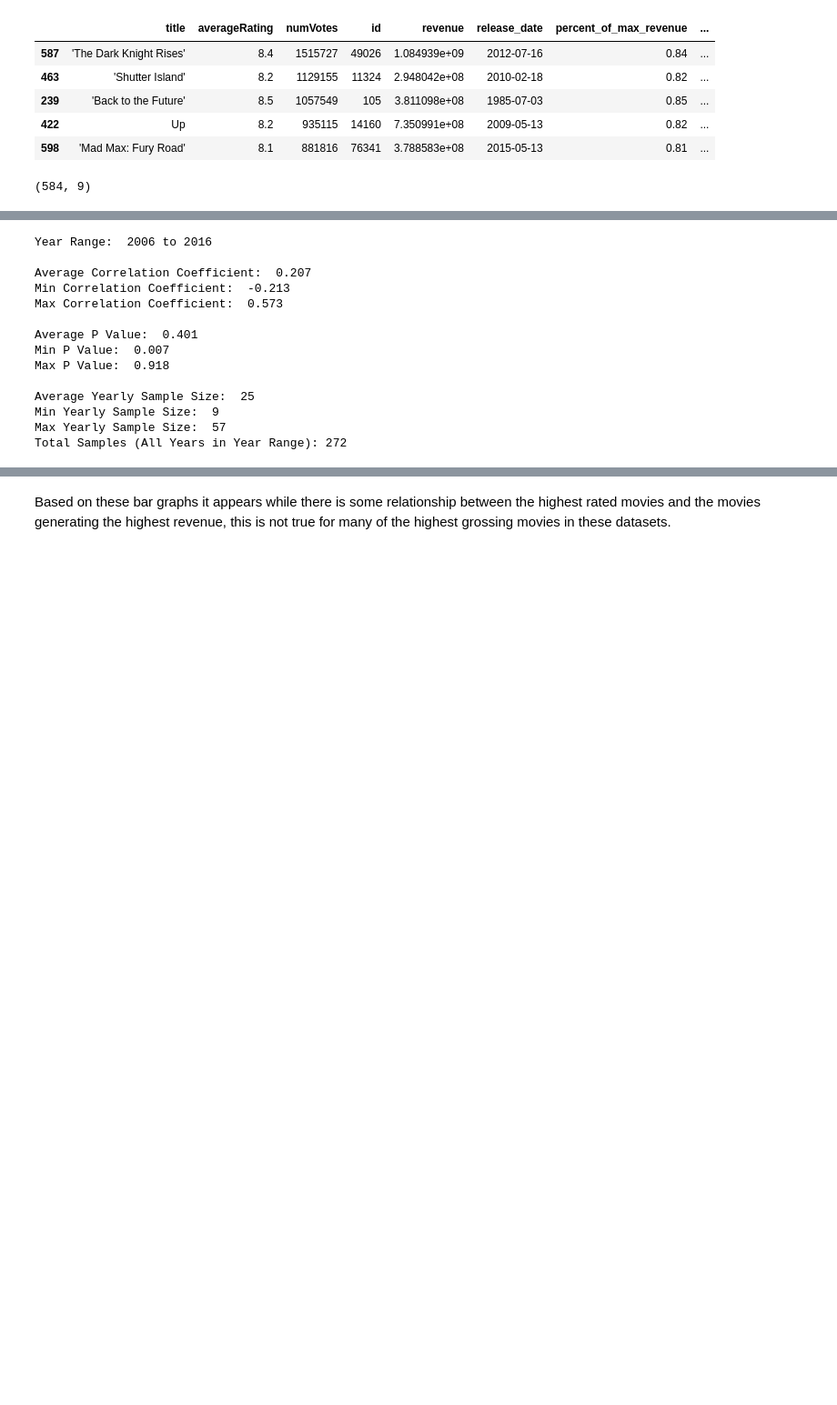
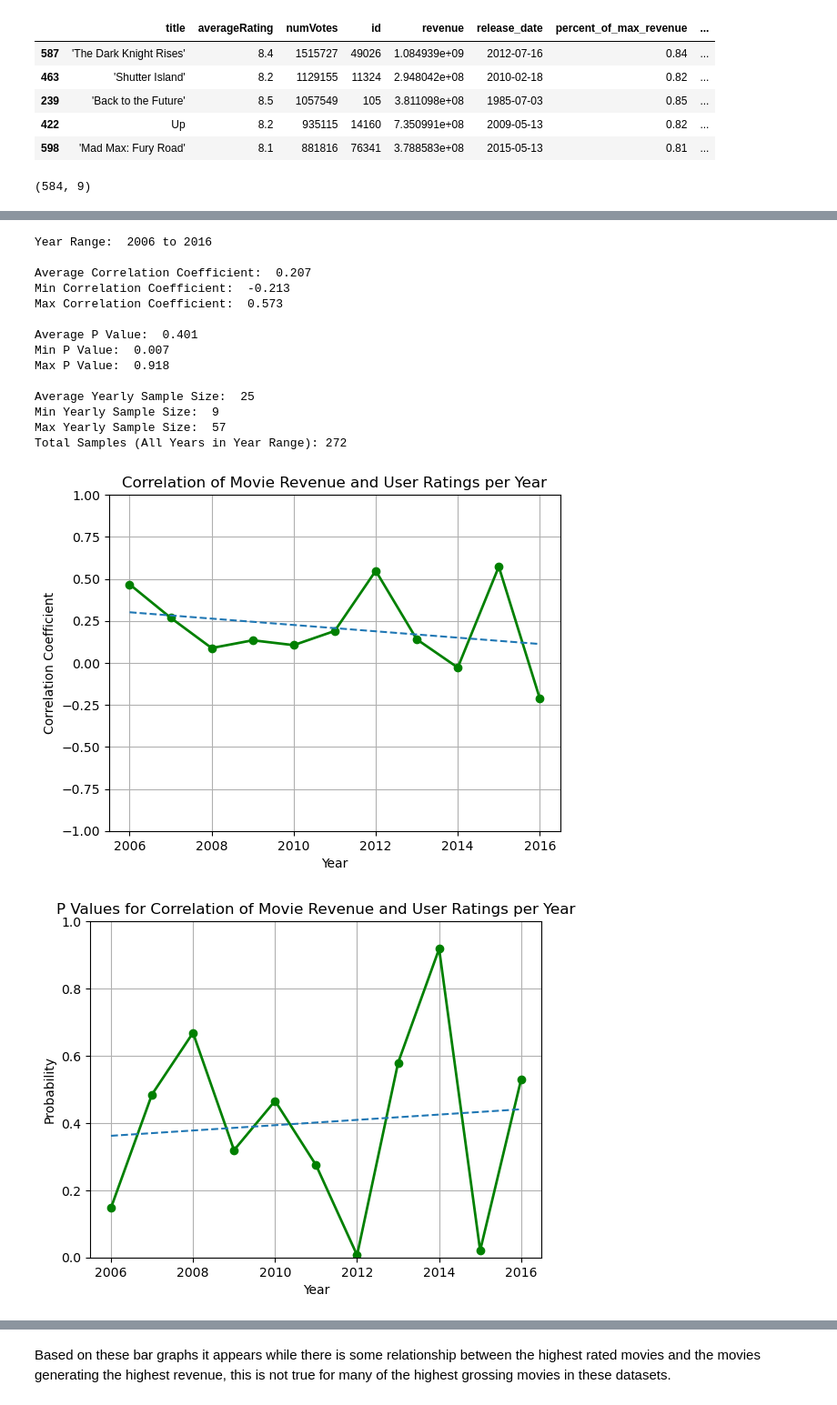
Before and after one commit to KennethExchange/Data-Analytics-Capstone, a Jupyter notebook: D502 Capstone - Popular Movies Make More Money.ipynb, the cells around one changed output, grey strips where cells are left out. Shown at 91% size. Saved outputs shown, nothing was run; the diff lists cells and outputs as text; code cells hidden in the pictures; blank space fills up the shorter version.

```diff
--- a/D502 Capstone - Popular Movies Make More Money.ipynb
+++ b/D502 Capstone - Popular Movies Make More Money.ipynb
@@ -1345,7 +1340,7 @@ def get_corr_coef_all(year='all'):
     #record sample sizes per year
     #print(year_range)
     #print("Sample size", search_df_temp.shape[0])
-    sample_sizes_per_year[year_range]=search_df_temp.shape[0]
+    sample_sizes_per_year[int(year_range)]=search_df_temp.shape[0]
 
     x = search_df_temp['percent_of_max_revenue']
     y = search_df_temp['percent_of_max_review']
@@ -1357,13 +1352,13 @@ def get_corr_coef_all(year='all'):
     #print()
 
     #record correlation coefficient and p-value per year
-    correlation_coefficients_all[year_range] = correlation_coefficient
-    p_values_all[year_range] = p_value
+    correlation_coefficients_all[int(year_range)] = correlation_coefficient
+    p_values_all[int(year_range)] = p_value
 # %%
 # getting correlation coefficients for 2006 - 2016
 # these years chosen to keep results more relevant to modern movies
 
-def get_corr_coef_year_range(start_year, end_year, step=1):
+def get_corr_coef_data_year_range(start_year, end_year, step=1):
 
     correlation_coefficients_all.clear()
     p_values_all.clear()
@@ -1373,6 +1368,26 @@ def get_corr_coef_year_range(start_year, end_year, step=1):
         get_corr_coef_all(i)
 
     gathered_data_summary()
+
+    print()
+
+    plot_keys_vs_values(correlation_coefficients_all,
+                    'Year',
+                    'Correlation Coefficient',
+                    'Correlation of Movie Revenue and User Ratings per Year'
+                   )
+
+    plot_keys_vs_values(p_values_all,
+                    'Year',
+                    'Probability',
+                    'P Values for Correlation of Movie Revenue and User Ratings per Year'
+                   )
+
+    plot_keys_vs_values(sample_sizes_per_year,
+                    'Year',
+                    'Sample Size',
+                    'Sample Sizes per Year'
+                   )
 # %%
 def gathered_data_summary():
 
@@ -1407,25 +1422,3 @@ def gathered_data_summary():
     print(f"Min Yearly Sample Size:  {sample_sizes_per_year_all_min:.0f}")
     print(f"Max Yearly Sample Size:  {sample_sizes_per_year_all_max:.0f}")
     print(f"Total Samples (All Years in Year Range): {sum(sample_sizes_per_year_all_values)}")
-# %%
-get_corr_coef_year_range(2006, 2017)
-
-#print()
-#print(sample_sizes_per_year)
-#print(correlation_coefficients_all)
-#print(p_values_all)
-# %% [output]
-Year Range:  2006 to 2016
-
-Average Correlation Coefficient:  0.207
-Min Correlation Coefficient:  -0.213
-Max Correlation Coefficient:  0.573
-
-Average P Value:  0.401
-Min P Value:  0.007
-Max P Value:  0.918
-
-Average Yearly Sample Size:  25
-Min Yearly Sample Size:  9
-Max Yearly Sample Size:  57
-Total Samples (All Years in Year Range): 272
@@ -1431,0 +1464,21 @@ Total Samples (All Years in Year Range): 272
+# %%
+#  testing new code and see results for 2006 to 2016
+
+get_corr_coef_data_year_range(2006, 2017)
+# %% [output]
+Year Range:  2006 to 2016
+
+Average Correlation Coefficient:  0.207
+Min Correlation Coefficient:  -0.213
+Max Correlation Coefficient:  0.573
+
+Average P Value:  0.401
+Min P Value:  0.007
+Max P Value:  0.918
+
+Average Yearly Sample Size:  25
+Min Yearly Sample Size:  9
+Max Yearly Sample Size:  57
+Total Samples (All Years in Year Range): 272
+[figure, added]
+[figure, added]
```
Also changed, not shown: parts of 58 cells of this notebook, 1 other file.
